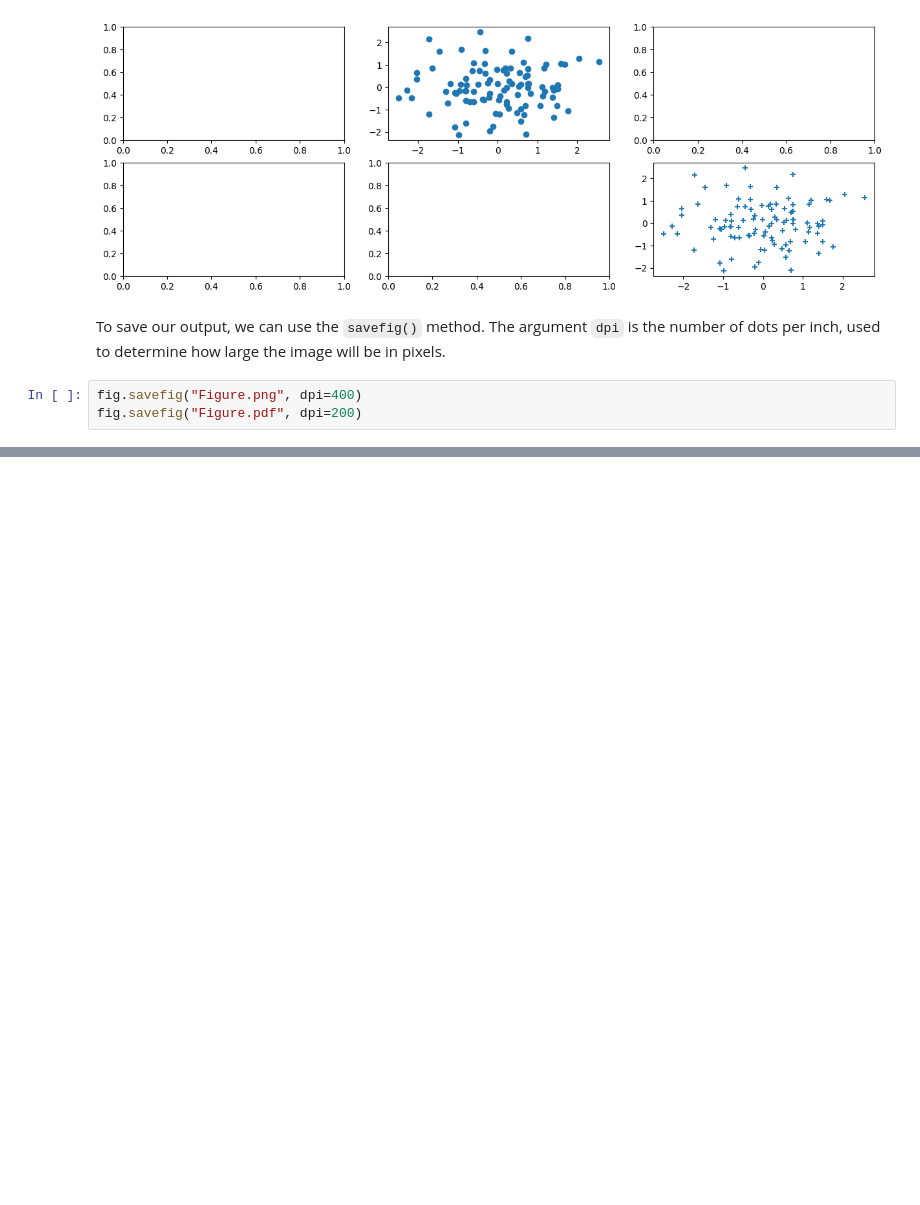
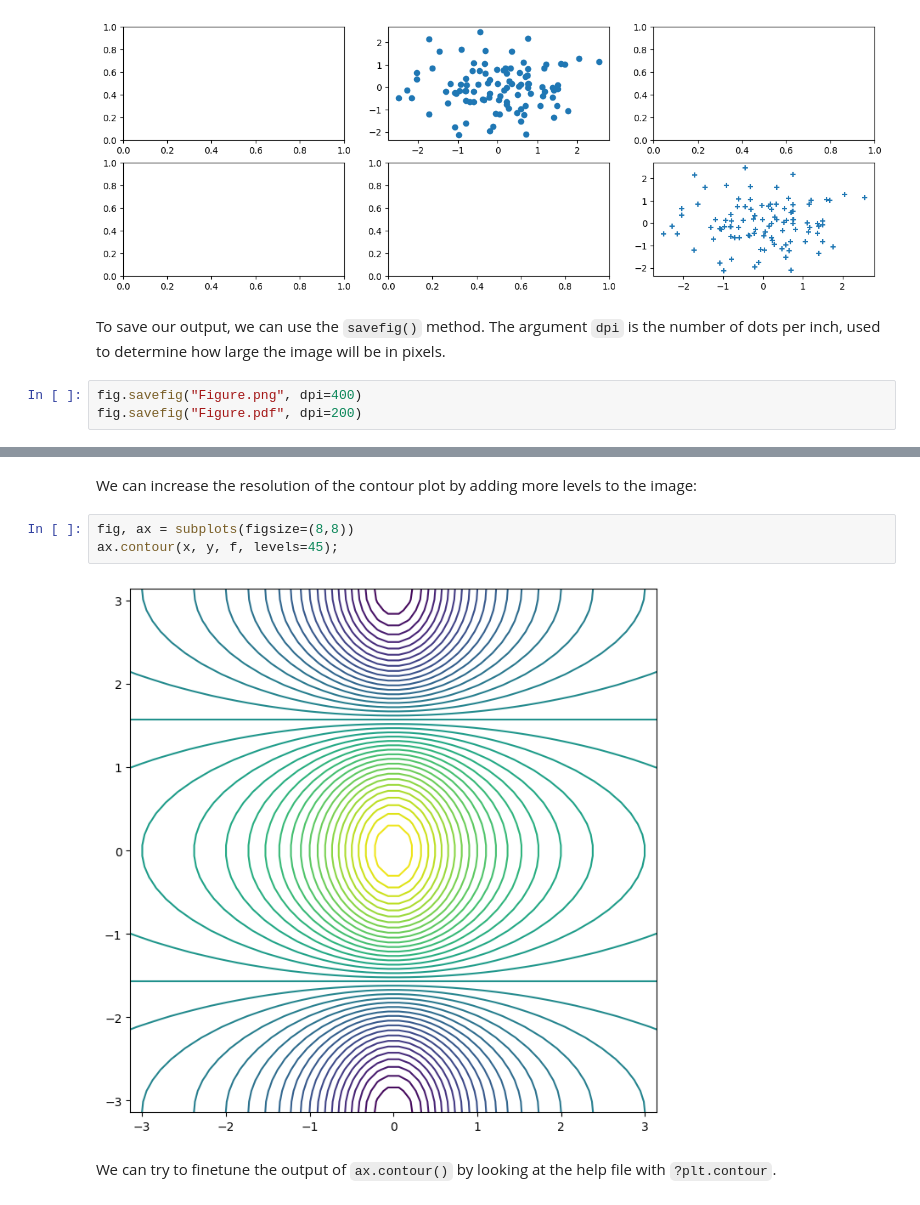
Before and after one commit to justingroves/ISLP, a Jupyter notebook: Jupyter Labs/Chapter 2 Statistical Learning/2.3 Introduction to Python.ipynb, the cells around one changed output, grey strips where cells are left out. Cells and saved outputs as stored; diff of their text form; blank space fills up the shorter version.

```diff
--- a/Jupyter Labs/Chapter 2 Statistical Learning/2.3 Introduction to Python.ipynb
+++ b/Jupyter Labs/Chapter 2 Statistical Learning/2.3 Introduction to Python.ipynb
@@ -480,0 +504,9 @@ fig.savefig("Figure.pdf", dpi=200)
+# %% [markdown]
+We can increase the resolution of the contour plot by adding more levels to the image:
+# %%
+fig, ax = subplots(figsize=(8,8))
+ax.contour(x, y, f, levels=45);
+# %% [output]
+[figure, added]
+# %% [markdown]
+We can try to finetune the output of `ax.contour()` by looking at the help file with `?plt.contour`.
```
Also changed, not shown: parts of 9 cells of this notebook, 2 other files.
